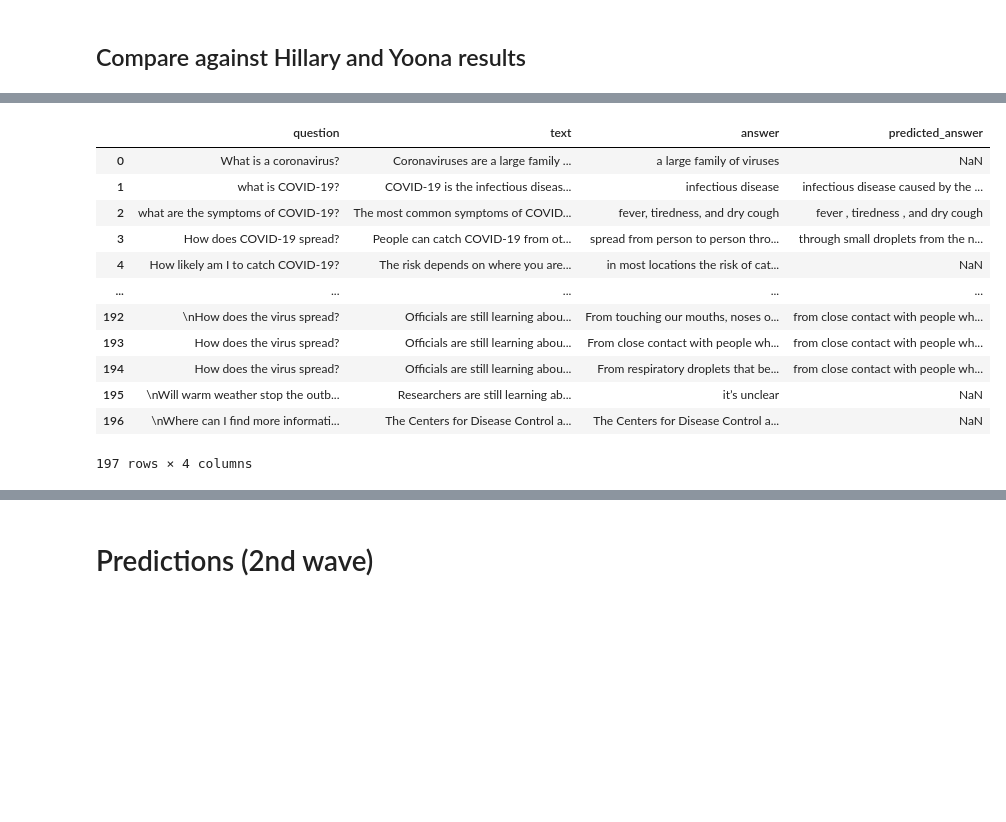
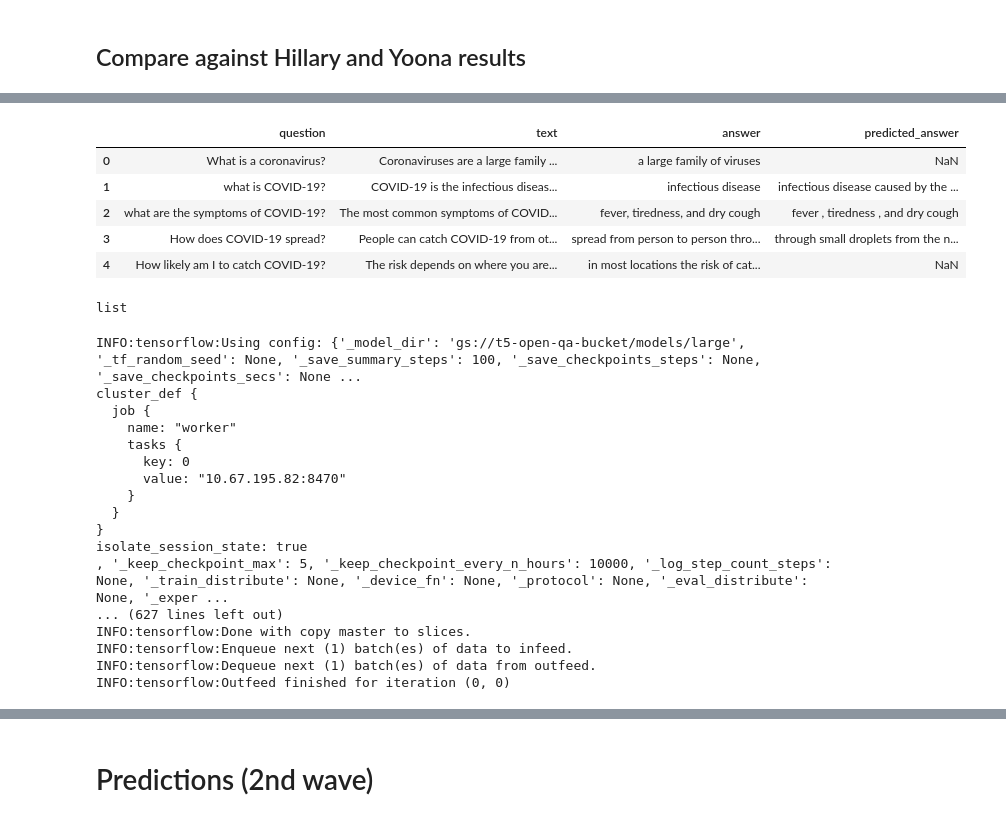
Before and after one commit to johntiger1/hugging-face-generation, a Jupyter notebook: Copy_of_t5_trivia.ipynb, the cells around one changed output, grey strips where cells are left out. Drawn from its saved outputs; the diff is of its cells as text; code cells hidden in the pictures; blank space fills up the shorter version.

```diff
--- a/Copy_of_t5_trivia.ipynb
+++ b/Copy_of_t5_trivia.ipynb
@@ -1395,16 +1409,57 @@ yoona_df
 # %%
-hillary_df
+hillary_df.head()
 # %% [output]
 |  | question | text | answer | predicted_answer |
 | 0 | What is a coronavirus? | Coronaviruses are a large family ... | a large family of viruses | NaN |
 | 1 | what is COVID-19? | COVID-19 is the infectious diseas... | infectious disease | infectious disease caused by the ... |
 | 2 | what are the symptoms of COVID-19? | The most common symptoms of COVID... | fever, tiredness, and dry cough | fever , tiredness , and dry cough |
 | 3 | How does COVID-19 spread? | People can catch COVID-19 from ot... | spread from person to person thro... | through small droplets from the n... |
 | 4 | How likely am I to catch COVID-19? | The risk depends on where you are... | in most locations the risk of cat... | NaN |
-| ... | ... | ... | ... | ... |
-| 192 | \nHow does the virus spread? | Officials are still learning abou... | From touching our mouths, noses o... | from close contact with people wh... |
-| 193 | How does the virus spread? | Officials are still learning abou... | From close contact with people wh... | from close contact with people wh... |
-| 194 | How does the virus spread? | Officials are still learning abou... | From respiratory droplets that be... | from close contact with people wh... |
-| 195 | \nWill warm weather stop the outb... | Researchers are still learning ab... | it’s unclear | NaN |
-| 196 | \nWhere can I find more informati... | The Centers for Disease Control a... | The Centers for Disease Control a... | NaN |
-197 rows × 4 columns
+# %%
+type([x for x in yoona_df["Predicted"].tolist()[:2]])
+# %% [output]
+list
+# %%
+
+# METHOD 1
+# extract only the questions
+
+covid_predict_inputs_path = os.path.join(MODEL_DIR, "predict_inputs_COVID_QA.txt")
+covid_predict_outputs_path = os.path.join(MODEL_DIR, "predict_outputs_COVID_QA.txt")
+with tf.io.gfile.GFile(covid_predict_inputs_path, "w") as f:
+  for idx, row in yoona_df.iterrows():
+    q = row["question"]
+    # print(q)
+    f.write("trivia question: %s\n" % q.lower()) #TODO: can also invoke the preprocess from earlier
+
+model.batch_size = 512  # Min size for small model on v2-8 with parallelism 1.
+model.predict(
+    input_file=covid_predict_inputs_path,
+    output_file=covid_predict_outputs_path,
+    # Select the most probable output token at each step.
+    temperature=0,
+)
+
+
+prediction_files = sorted(tf.io.gfile.glob(covid_predict_outputs_path + "*"))
+print("\nPredictions using checkpoint %s:\n" % prediction_files[-1].split("-")[-1])
+with tf.io.gfile.GFile(prediction_files[-1]) as f:
+  new_answers = f.readlines()
+# %% [output]
+INFO:tensorflow:Using config: {'_model_dir': 'gs://t5-open-qa-bucket/models/large', '_tf_random_seed': None, '_save_summary_steps': 100, '_save_checkpoints_steps': None, '_save_checkpoints_secs': None ...
+cluster_def {
+  job {
+    name: "worker"
+    tasks {
+      key: 0
+      value: "10.67.195.82:8470"
+    }
+  }
+}
+isolate_session_state: true
+, '_keep_checkpoint_max': 5, '_keep_checkpoint_every_n_hours': 10000, '_log_step_count_steps': None, '_train_distribute': None, '_device_fn': None, '_protocol': None, '_eval_distribute': None, '_exper ...
+... (627 lines left out)
+INFO:tensorflow:Done with copy master to slices.
+INFO:tensorflow:Enqueue next (1) batch(es) of data to infeed.
+INFO:tensorflow:Dequeue next (1) batch(es) of data from outfeed.
+INFO:tensorflow:Outfeed finished for iteration (0, 0)
```
Also changed, not shown: parts of 8 cells of this notebook.
